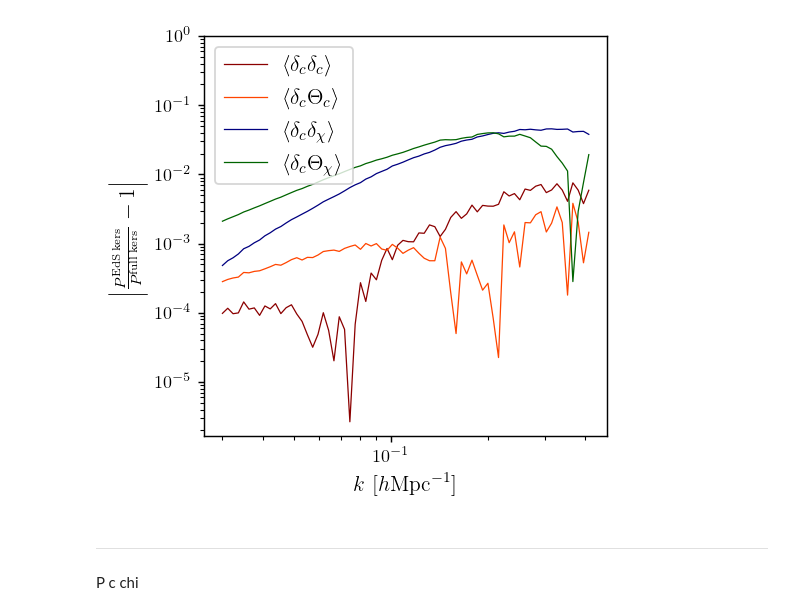
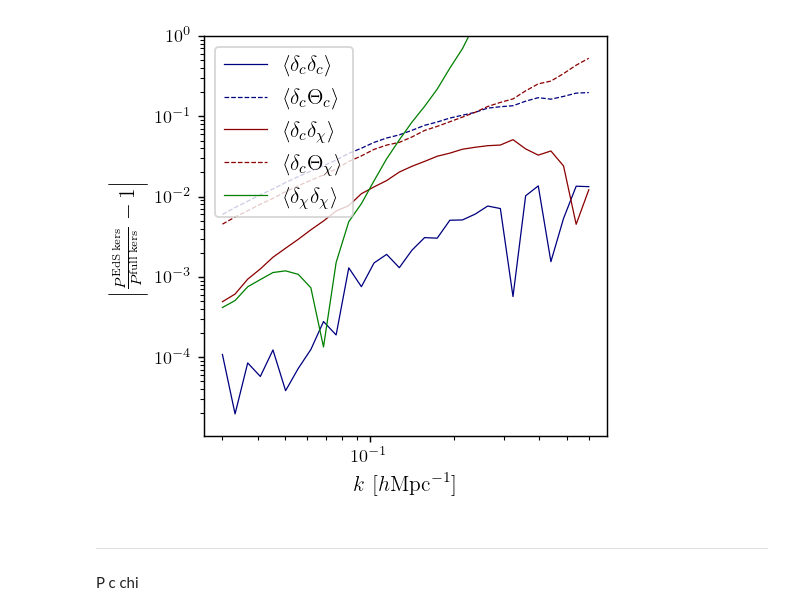
Before and after one commit to fverd/class, a Jupyter notebook: soundspeed-scripts/numerical-integrals/plot-numint-result.ipynb, the cells around one changed output. Cells and saved outputs as stored; diff of their text form; code cells hidden in the pictures.

```diff
--- a/soundspeed-scripts/numerical-integrals/plot-numint-result.ipynb
+++ b/soundspeed-scripts/numerical-integrals/plot-numint-result.ipynb
@@ -8,8 +8,8 @@ plt.rcParams.update({
     "font.serif": ["Computer Modern"],
 })
 # %%
-k, dcdc22, dcdc22_EdS, dcTc22, dcTc22_EdS, dcdx22, dcdx22_EdS, dcTx22, dcTx22_EdS, PL_cc, TL_x =np.loadtxt('/home/fverdian/class/soundspeed-scripts/numerical-integrals/results/P22-ma27p0-fx0p1-N5000.txt', unpack=True)[:,:70]
+k, dcdc22, dcdc22_EdS, dcTc22, dcTc22_EdS, dcdx22, dcdx22_EdS, dcTx22, dcTx22_EdS, dxdx22, dxdx22_EdS, PL_cc, TL_x =np.loadtxt('/home/fverdian/class/soundspeed-scripts/numerical-integrals/results/P22-ma27p0-fx0p1-N1000.txt', unpack=True)[:,:70]
 
-k, dcdc13, dcdc13_EdS, dcTc13, dcTc13_EdS, dcdx13, dcdx13_EdS, dcTx13, dcTx13_EdS, PL_cc, TL_x  =np.loadtxt('/home/fverdian/class/soundspeed-scripts/numerical-integrals/results/P13-ma27p0-fx0p1-N5000.txt', unpack=True)[:,:70]
+k, dcdc13, dcdc13_EdS, dcTc13, dcTc13_EdS, dcdx13, dcdx13_EdS, dcTx13, dcTx13_EdS, dxdx13, dxdx13_EdS, PL_cc, TL_x  =np.loadtxt('/home/fverdian/class/soundspeed-scripts/numerical-integrals/results/P13-ma27p0-fx0p1-N1000.txt', unpack=True)[:,:70]
 # %%
 plt.figure(figsize=(5,3.5),dpi=130)
@@ -43,15 +44,22 @@ plt.show()
 # %%
 plt.figure(figsize=(5,3.5),dpi=130)
 
+k_old, _, _, _, dcTc22_EdS_old, _, _, _, _, PL_cc, TL_x =np.loadtxt('/home/fverdian/class/soundspeed-scripts/numerical-integrals/results/old-Gchi-prescription/P22-ma27p0-fx0p1-N5000.txt', unpack=True)[:,:70]
+
+k_old, _, _, _, dcTc13_EdS_old, _, _, _, _, PL_cc, TL_x =np.loadtxt('/home/fverdian/class/soundspeed-scripts/numerical-integrals/results/old-Gchi-prescription/P13-ma27p0-fx0p1-N5000.txt', unpack=True)[:,:70]
+
 plt.plot(k, dcTc22, 'r', label=r'$P^{22}_{\delta_c\Theta_c}$', linewidth=1)
 plt.plot(k, dcTc22_EdS, 'r--', linewidth=1)
+plt.plot(k_old, dcTc22_EdS_old, 'r:', linewidth=1)
 
 
 plt.plot(k, dcTc13, 'b', label=r'$P^{13}_{\delta_c\Theta_c}$', linewidth=1)
 plt.plot(k, dcTc13_EdS, 'b--', linewidth=1)
+plt.plot(k_old, dcTc13_EdS_old, 'b:', linewidth=1)
 
 plt.plot(k, dcTc22+dcTc13, 'k', label=r'$P^{1-loop}_{\delta_c\Theta_c}$', linewidth=1)
 plt.plot(k, dcTc22_EdS+dcTc13_EdS, 'k--',linewidth=1)
+plt.plot(k_old, dcTc22_EdS_old+dcTc13_EdS_old, 'k:',linewidth=1)
 
 plt.axhline(y=0.,linestyle=':', color='k', linewidth=0.3)
 
@@ -59,7 +67,7 @@ plt.xscale('log')
 plt.ylabel(r"$P_{\delta_c\Theta_c}$", fontsize=15)
 plt.legend(fontsize=13, loc='lower left')
 plt.xlabel(r'$k$', fontsize=13)
-plt.title('(dashed is the EdS result)')
+plt.title('dashed is $G_c=h(k) F$, while dotted is $G_c=h(k) G$')
 # plt.savefig('/home/fverdian/class/soundspeed-scripts/figure/P-1loop-theory-deltaTheta.pdf', bbox_inches='tight')
 plt.show()
 # %% [output]
@@ -96,25 +116,27 @@ plt.show()
 # %%
 plt.figure(figsize=(4,4),dpi=130)
 
-plt.plot(k, np.abs((PL_cc+dcdc22_EdS+dcdc13_EdS)/(PL_cc+dcdc22+dcdc13)-1), 'darkred', label=r'$\left<\delta_c\delta_c\right>$', linewidth=0.7)
-plt.plot(k, np.abs((PL_cc+dcTc22_EdS+dcTc13_EdS)/(PL_cc+dcTc22+dcTc13)-1), 'orangered', label=r'$\left<\delta_c\Theta_c\right>$', linewidth=0.7)
+plt.plot(k, np.abs((PL_cc+dcdc22_EdS+dcdc13_EdS)/(PL_cc+dcdc22+dcdc13)-1), 'navy', label=r'$\left<\delta_c\delta_c\right>$', linewidth=0.7)
+plt.plot(k, np.abs((PL_cc+dcTc22_EdS+dcTc13_EdS)/(PL_cc+dcTc22+dcTc13)-1), 'navy', linestyle='--', label=r'$\left<\delta_c\Theta_c\right>$', linewidth=0.7)
 
-plt.plot(k, np.abs((PL_cc*TL_x+dcdx22_EdS+dcdx13_EdS)/(PL_cc*TL_x+dcdx22+dcdx13)-1), 'navy', label=r'$\left<\delta_c\delta_\chi\right>$', linewidth=0.7)
-plt.plot(k, np.abs((PL_cc*TL_x+dcTx22_EdS+dcTx13_EdS)/(PL_cc*TL_x+dcTx22+dcTx13)-1), 'darkgreen', label=r'$\left<\delta_c\Theta_\chi\right>$', linewidth=0.7)
+plt.plot(k, np.abs((PL_cc*TL_x+dcdx22_EdS+dcdx13_EdS)/(PL_cc*TL_x+dcdx22+dcdx13)-1), 'darkred', label=r'$\left<\delta_c\delta_\chi\right>$', linewidth=0.7)
+plt.plot(k, np.abs((PL_cc*TL_x+dcTx22_EdS+dcTx13_EdS)/(PL_cc*TL_x+dcTx22+dcTx13)-1), 'darkred', linestyle='--', label=r'$\left<\delta_c\Theta_\chi\right>$', linewidth=0.7)
+
+plt.plot(k, np.abs((PL_cc*TL_x*TL_x+dxdx22_EdS+dxdx13_EdS)/(PL_cc*TL_x*TL_x+dxdx22+dxdx13)-1), 'g', label=r'$\left<\delta_\chi\delta_\chi\right>$', linewidth=0.7)
 
 plt.xscale('log')
 plt.yscale('log')
 plt.ylim([None,1])
 
 plt.legend(fontsize=12, loc='upper left')
 plt.xlabel(r'$k$ $[h\mathrm{Mpc}^{-1}]$', fontsize=12)
 plt.ylabel(r"$\Big|\frac{P^{\mathrm{EdS\,kers}}}{P^\mathrm{full\,kers}}-1\Big|$", fontsize=12)
 
 # plt.savefig('/home/fverdian/class/soundspeed-scripts/figure/1loop_num_ratio.pdf', bbox_inches='tight')
 
 plt.show()
 # %% [output]
-[figure, old version]
+[figure, new version]
 # %% [markdown]
 -----
 P c chi
```
Also changed, not shown: parts of 3 cells of this notebook, 23 other files.
